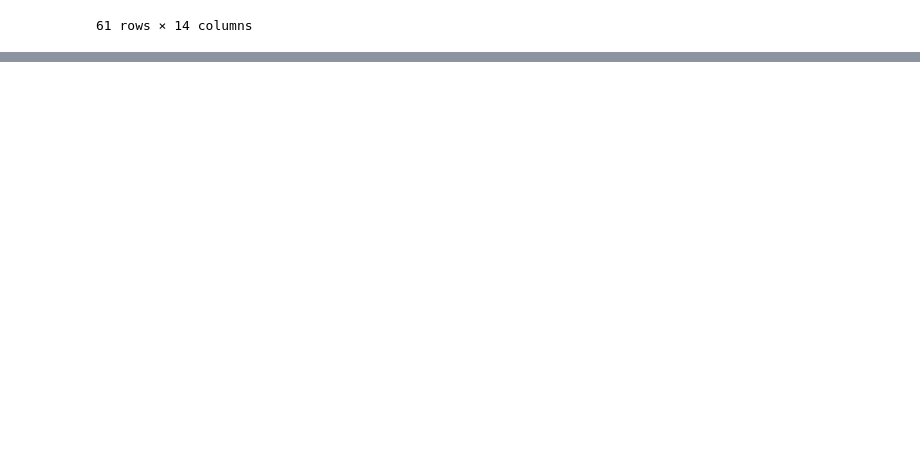
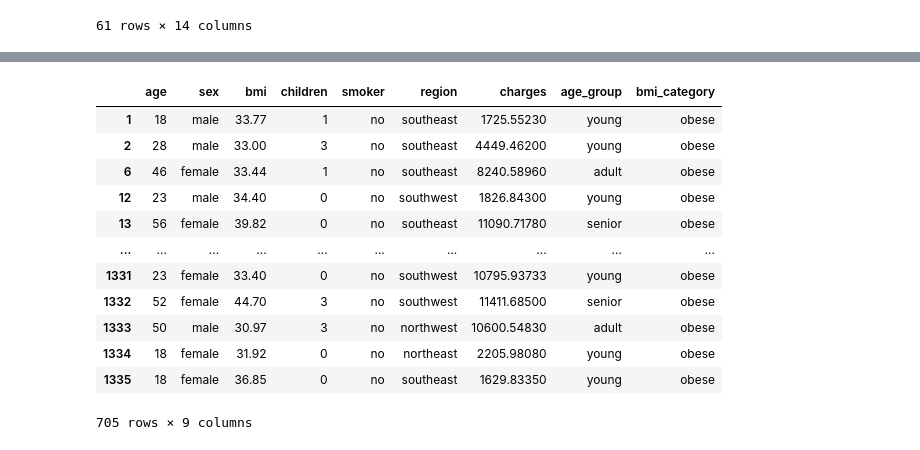
Before and after one commit to danyalmendigali/jupyter-datascience, a Jupyter notebook: Pandas/Day3.ipynb, the cells around one changed output, grey strips where cells are left out. Saved outputs shown, nothing was run; the diff lists cells and outputs as text; code cells hidden in the pictures; blank space fills up the shorter version.

```diff
--- a/Pandas/Day3.ipynb
+++ b/Pandas/Day3.ipynb
@@ -251,0 +404,19 @@ pr4
+# %%
+pr1 = df.loc[
+    (df['bmi_category'] == 'obese')
+]
+pr1
+# %% [output]
+|  | age | sex | bmi | children | smoker | region | charges | age_group | bmi_category |
+| 1 | 18 | male | 33.77 | 1 | no | southeast | 1725.55230 | young | obese |
+| 2 | 28 | male | 33.00 | 3 | no | southeast | 4449.46200 | young | obese |
+| 6 | 46 | female | 33.44 | 1 | no | southeast | 8240.58960 | adult | obese |
+| 12 | 23 | male | 34.40 | 0 | no | southwest | 1826.84300 | young | obese |
+| 13 | 56 | female | 39.82 | 0 | no | southeast | 11090.71780 | senior | obese |
+| ... | ... | ... | ... | ... | ... | ... | ... | ... | ... |
+| 1331 | 23 | female | 33.40 | 0 | no | southwest | 10795.93733 | young | obese |
+| 1332 | 52 | female | 44.70 | 3 | no | southwest | 11411.68500 | senior | obese |
+| 1333 | 50 | male | 30.97 | 3 | no | northwest | 10600.54830 | adult | obese |
+| 1334 | 18 | female | 31.92 | 0 | no | northeast | 2205.98080 | young | obese |
+| 1335 | 18 | female | 36.85 | 0 | no | southeast | 1629.83350 | young | obese |
+705 rows × 9 columns
```
Also changed, not shown: parts of 45 cells of this notebook, 1 other file.
